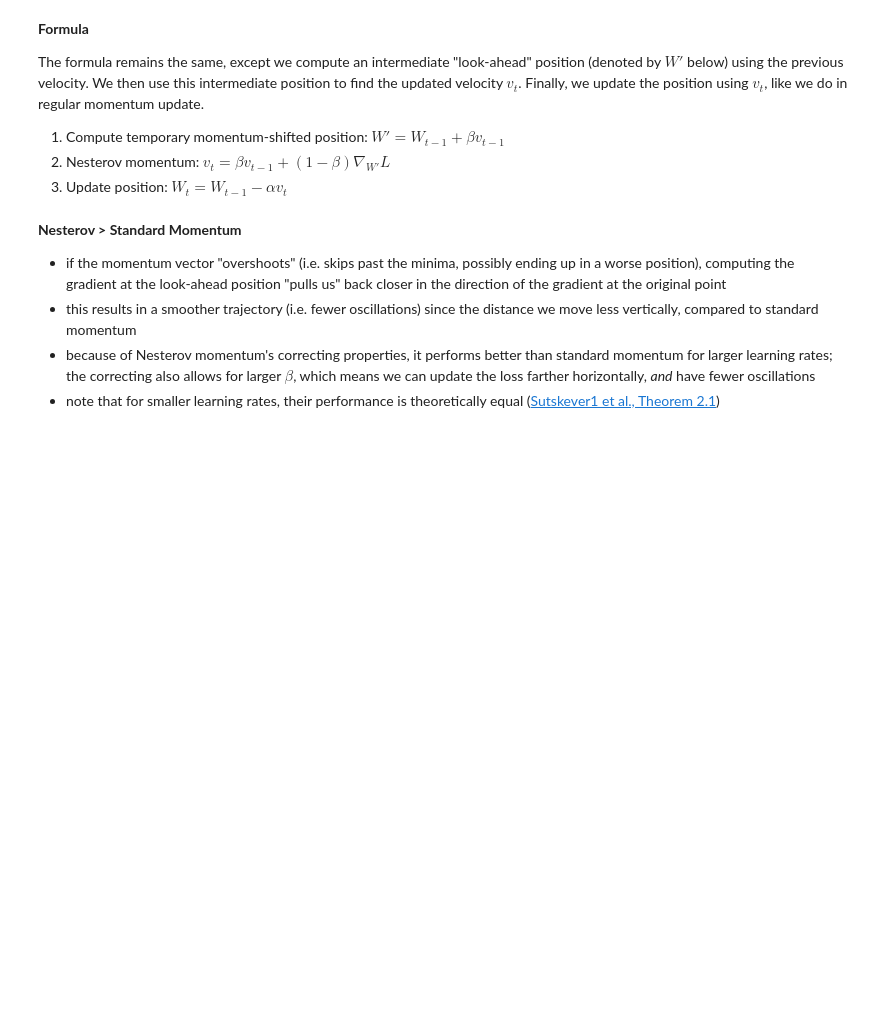
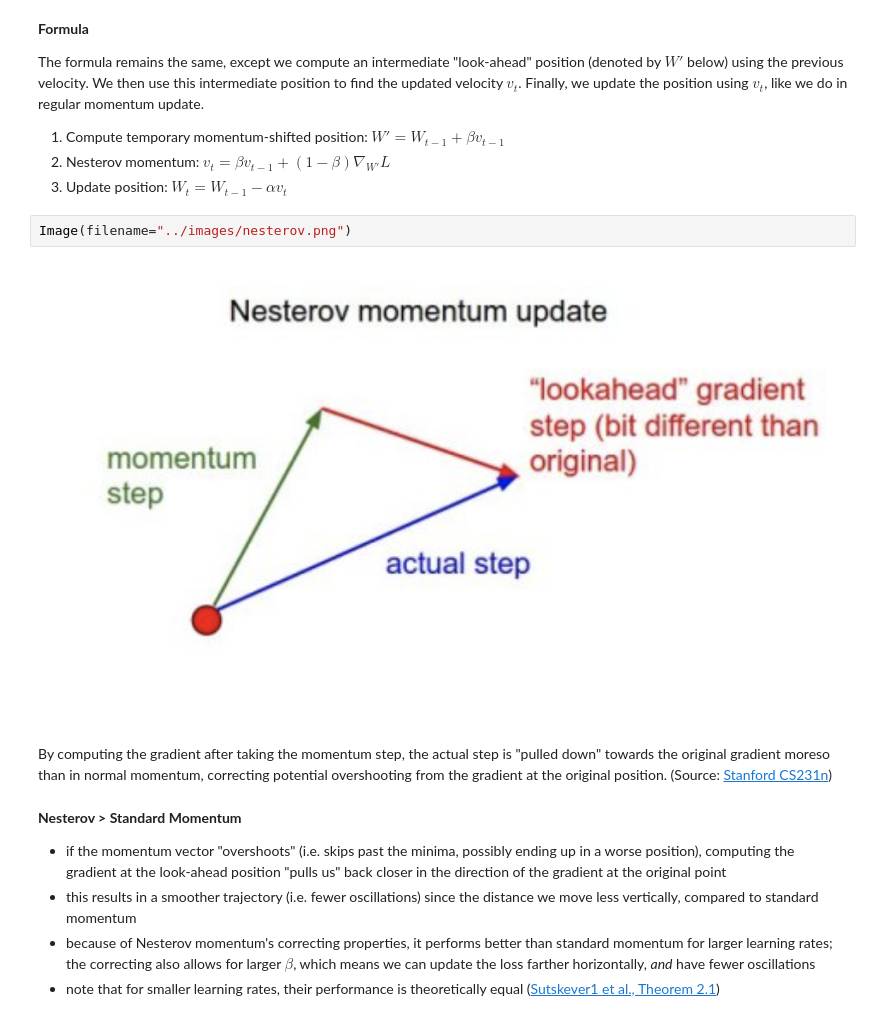
Before and after one commit to ahan98/CS231n, a Jupyter notebook: notes/Neural Networks Part 3.ipynb, the cells around one changed output. Cells and saved outputs as stored; diff of their text form; blank space fills up the shorter version.

```diff
--- a/notes/Neural Networks Part 3.ipynb
+++ b/notes/Neural Networks Part 3.ipynb
@@ -179,6 +179,12 @@ The formula remains the same, except we compute an intermediate "look-ahead" pos
 1. Compute temporary momentum-shifted position: $W' = W_{t-1} + \beta v_{t-1}$
 2. Nesterov momentum: $v_t = \beta v_{t-1} + (1-\beta) \nabla_{W'} L$
 3. Update position: $W_t = W_{t-1} - \alpha v_t $
+# %%
+Image(filename="../images/nesterov.png")
+# %% [output]
+[figure, added]
+# %% [markdown]
+By computing the gradient after taking the momentum step, the actual step is "pulled down" towards the original gradient moreso than in normal momentum, correcting potential overshooting from the gradient at the original position. (Source: [Stanford CS231n](https://cs231n.github.io/neural-networks-3))
 # %% [markdown]
 **Nesterov > Standard Momentum**
 - if the momentum vector "overshoots" (i.e. skips past the minima, possibly ending up in a worse position), computing the gradient at the look-ahead position "pulls us" back closer in the direction of the gradient at the original point
```
Also changed, not shown: parts of 5 cells of this notebook.
